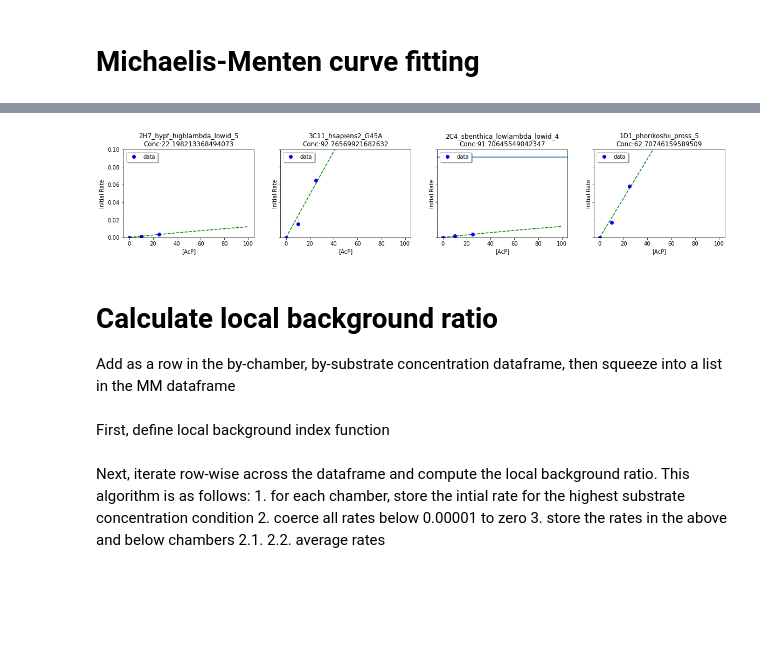
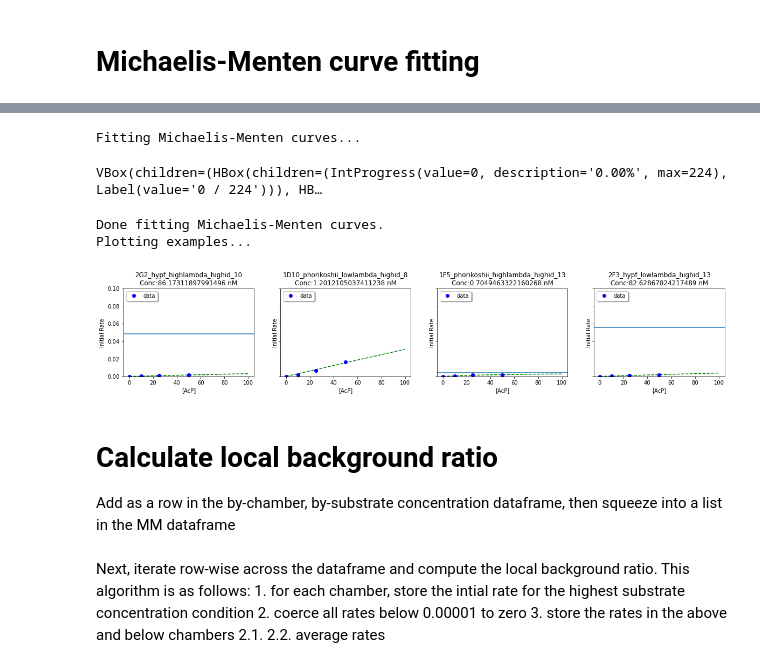
Before and after one commit to FordyceLab/htmek-workup, a Jupyter notebook: experiment_processing.ipynb, the cells around one changed output, grey strips where cells are left out. Drawn from its saved outputs; the diff is of its cells as text; code cells hidden in the pictures; blank space fills up the shorter version.

```diff
--- a/experiment_processing.ipynb
+++ b/experiment_processing.ipynb
@@ -499,36 +161,11 @@ squeeze_mm[squeeze_mm['MutantID'].str.contains('1A1')]
-# %%
-# ==========================================================================================
-
-# select example chambers to plot
-num_examples = 4
-examples_df = squeeze_mm[squeeze_mm['MutantID'] != 'BLANK'].sample(num_examples)
-examples_df = examples_df.reset_index()
-
-# plot subplots
-fig, axs = plt.subplots(1, num_examples, figsize=(20, 3), sharey=True)
-
-# iterate
-for index, row in examples_df.iterrows():
-    xdata = row.substrate_concs
-    ydata = row.initial_rates
-    enzyme_conc = row.EnzymeConc
-    vmax_fit = row.vmax_fit
-    KM_fit = row.KM_fit
-
-    # plot
-    t = np.arange(0, float(max(all_substrate_concs)), float(max(all_substrate_concs))/500)
-    axs[index].plot(t, vfunc(t, *[KM_fit, vmax_fit]), 'g--')
-    axs[index].plot(xdata, ydata, 'bo', label='data')
-    axs[index].axhline(vmax_fit)
-    axs[index].set_ylabel('Initial Rate')
-    axs[index].set_xlabel('[AcP]')
-    axs[index].set_ylim(0, 0.1)
-    axs[index].set_title(row.MutantID + '\n' + 'Conc:' + str(row.EnzymeConc))
-    axs[index].legend(loc='upper left', fancybox=True, shadow=True)
-# %% [output]
-[figure, removed]
+# %%
+squeeze_mm = processing.fit_michaelis_menten(sq_merged, exclude_concs=[100, 75])
+# %% [output]
+Fitting Michaelis-Menten curves...
+VBox(children=(HBox(children=(IntProgress(value=0, description='0.00%', max=224), Label(value='0 / 224'))), HB…
+Done fitting Michaelis-Menten curves.
+Plotting examples...
+[figure, added]
 # %% [markdown]
 # Calculate local background ratio
 Add as a row in the by-chamber, by-substrate concentration dataframe, then squeeze into a list in the MM dataframe
-# %% [markdown]
-First, define local background index function
```
Also changed, not shown: parts of 32 cells of this notebook, 2 other files.
